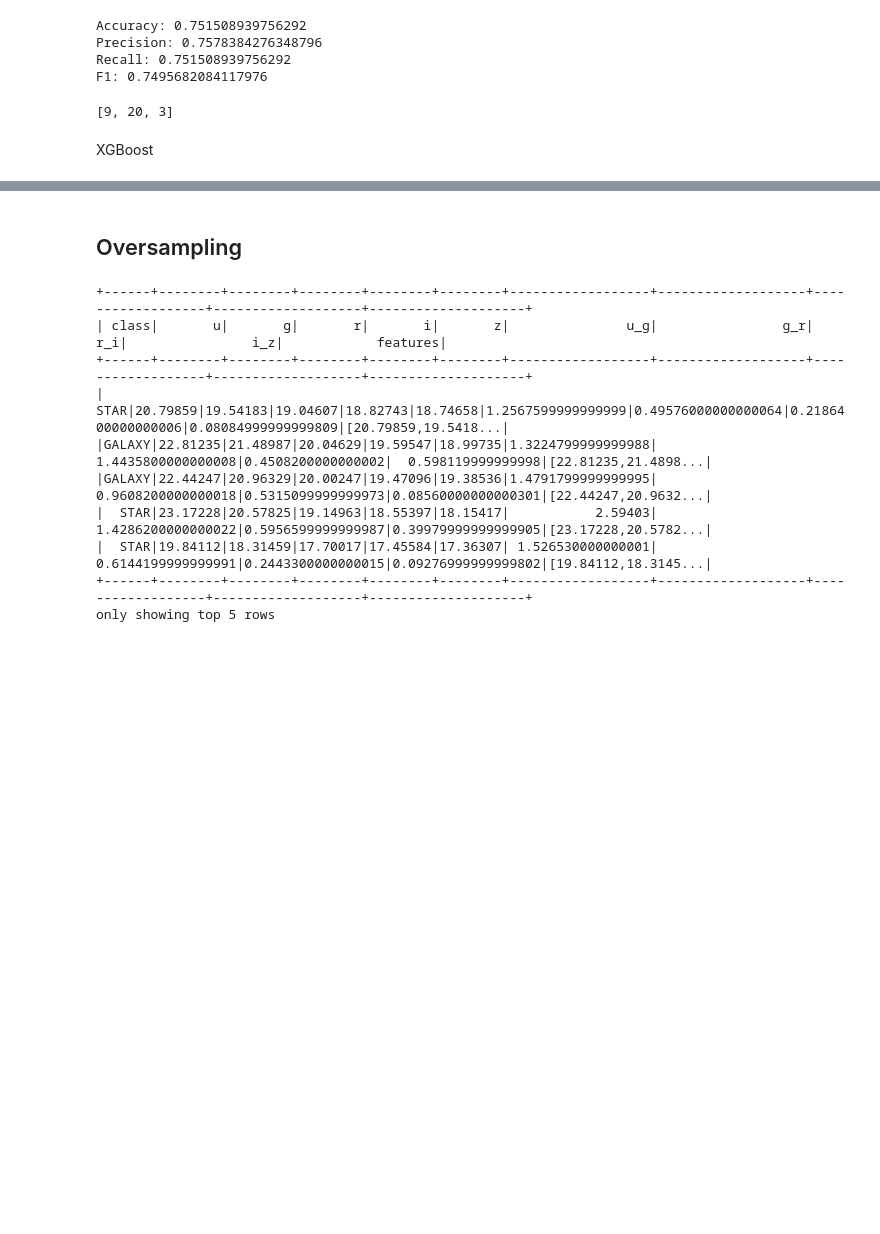
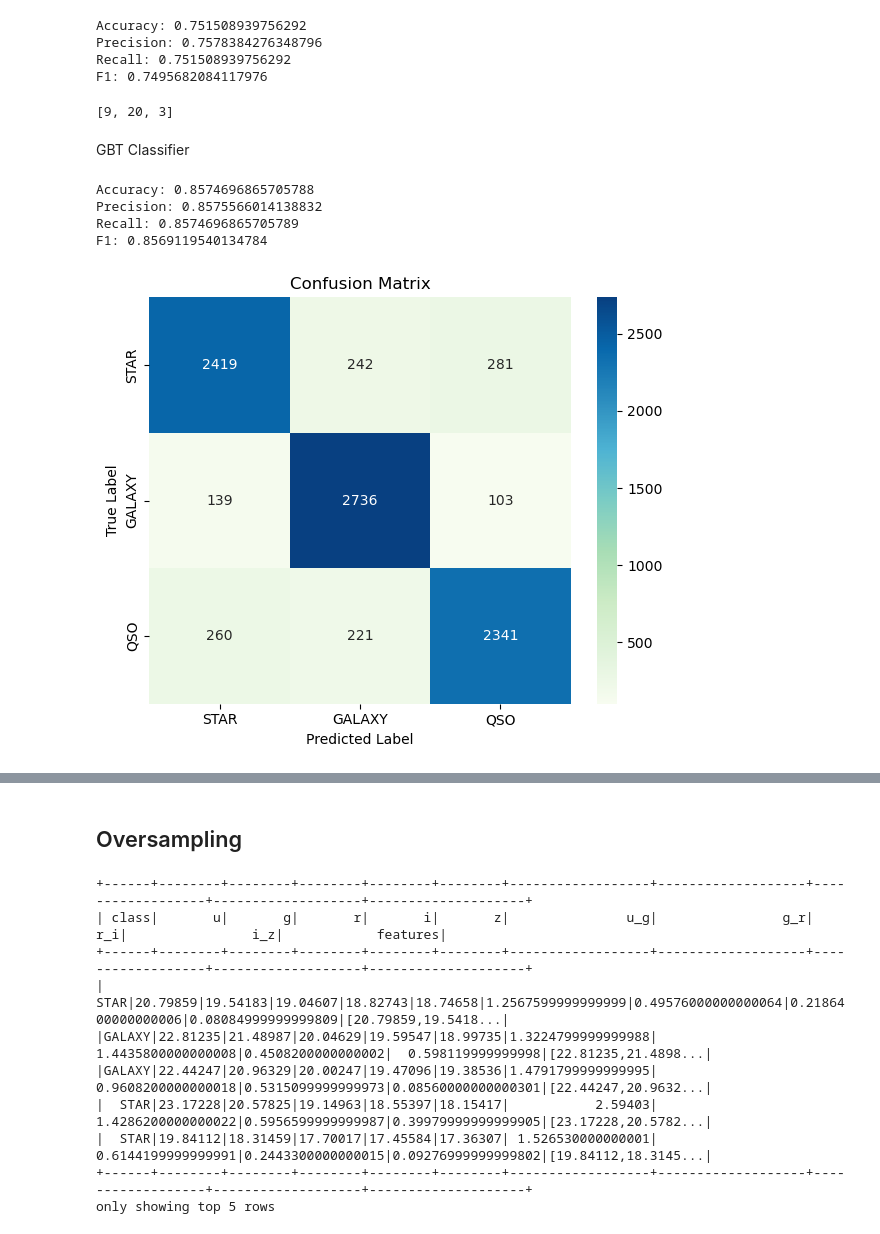
Before and after one commit to Piotrek2133/StellarClassifier, a Jupyter notebook: data_analysis_spark.ipynb, the cells around one changed output, grey strips where cells are left out. Drawn from its saved outputs; the diff is of its cells as text; code cells hidden in the pictures; blank space fills up the shorter version.

```diff
--- a/data_analysis_spark.ipynb
+++ b/data_analysis_spark.ipynb
@@ -621,5 +836,5 @@ print(best_model.getLayers())
 # %% [output]
 [9, 20, 3]
 # %% [markdown]
-XGBoost
+GBT Classifier
 # %%
@@ -637,0 +865,50 @@ pred = model.transform(test_df)
+# %%
+# from pyspark.ml.evaluation import MulticlassClassificationEvaluator
+
+evaluator = MulticlassClassificationEvaluator(
+    labelCol="label_index",
+    predictionCol="prediction"
+)
+
+accuracy = evaluator.setMetricName("accuracy").evaluate(pred_gbt)
+precision = evaluator.setMetricName("weightedPrecision").evaluate(pred_gbt)
+recall = evaluator.setMetricName("weightedRecall").evaluate(pred_gbt)
+f1 = evaluator.setMetricName("f1").evaluate(pred_gbt)
+
+print("Accuracy:", accuracy)
+print("Precision:", precision)
+print("Recall:", recall)
+print("F1:", f1)
+# %% [output]
+Accuracy: 0.8574696865705788
+Precision: 0.8575566014138832
+Recall: 0.8574696865705789
+F1: 0.8569119540134784
+# %%
+pred_rdd = pred_gbt.select("prediction", "label_index").rdd.map(tuple)
+metrics = MulticlassMetrics(pred_rdd)
+cm = metrics.confusionMatrix().toArray()
+
+# Convert to pandas DataFrame
+cm_df = pd.DataFrame(
+    cm,
+    index=class_names,
+    columns=class_names
+)
+
+# Plot with seaborn
+plt.figure(figsize=(6, 5))
+sns.heatmap(
+    cm_df,
+    annot=True,
+    fmt=".0f",
+    cmap="GnBu"
+)
+
+plt.title("Confusion Matrix")
+plt.xlabel("Predicted Label")
+plt.ylabel("True Label")
+plt.tight_layout()
+plt.show()
+# %% [output]
+[figure, added]
```
Also changed, not shown: parts of 47 cells of this notebook, 44 other files.
